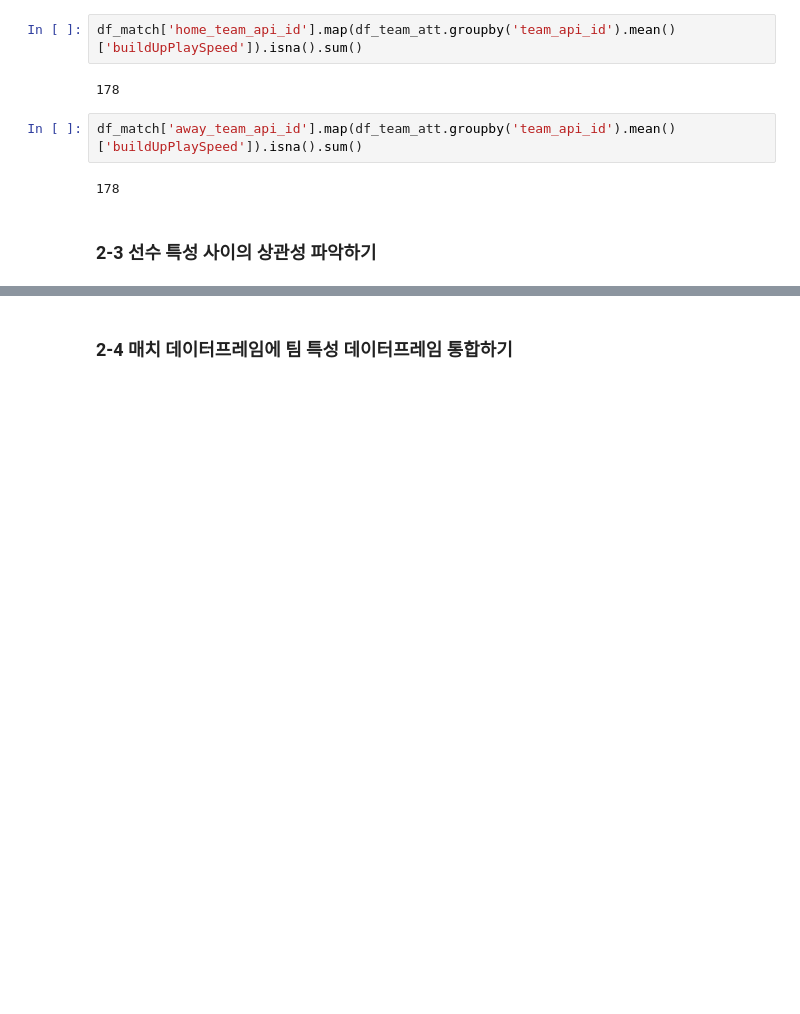
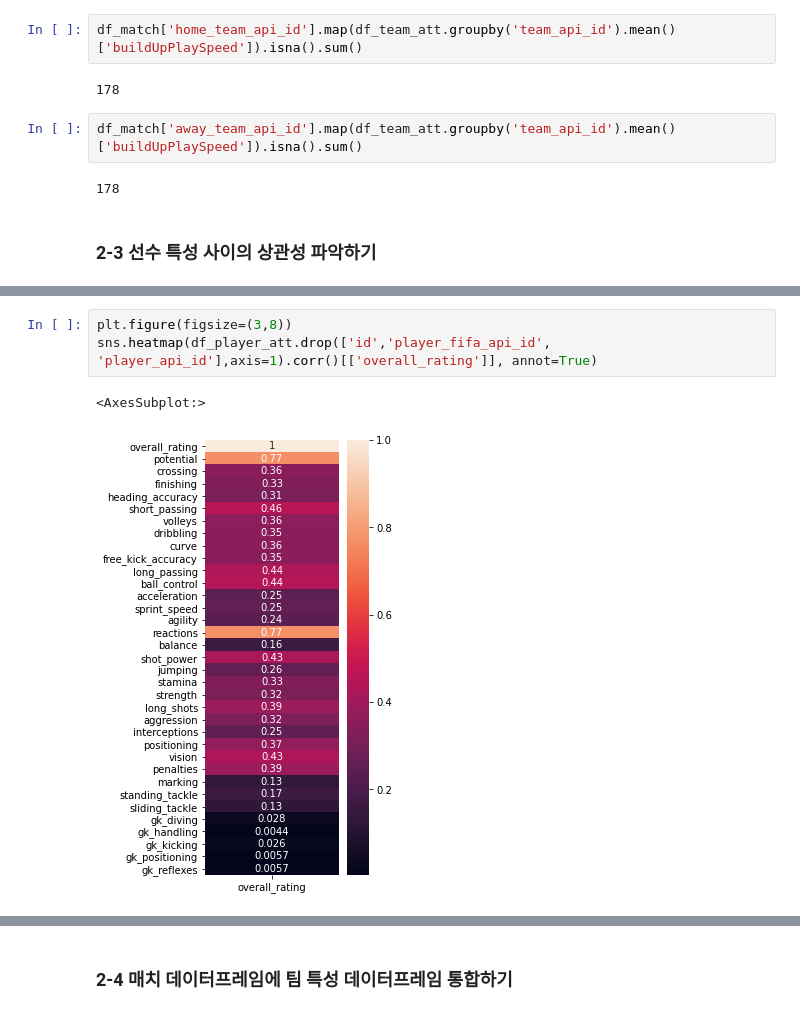
Before and after one commit to kish191919/Python_Project, a Jupyter notebook: Python_Basic/Basic_Kaggle_4_European Soccer Database.ipynb, the cells around one changed output, grey strips where cells are left out. Drawn from its saved outputs; the diff is of its cells as text; blank space fills up the shorter version.

```diff
--- a/Python_Basic/Basic_Kaggle_4_European Soccer Database.ipynb
+++ b/Python_Basic/Basic_Kaggle_4_European Soccer Database.ipynb
@@ -401,0 +433,6 @@ df_match['away_team_api_id'].map(df_team_att.groupby('team_api_id').mean()['buil
+# %%
+plt.figure(figsize=(3,8))
+sns.heatmap(df_player_att.drop(['id','player_fifa_api_id', 'player_api_id'],axis=1).corr()[['overall_rating']], annot=True)
+# %% [output]
+<AxesSubplot:>
+[figure, added]
```
Also changed, not shown: parts of 10 cells of this notebook.
